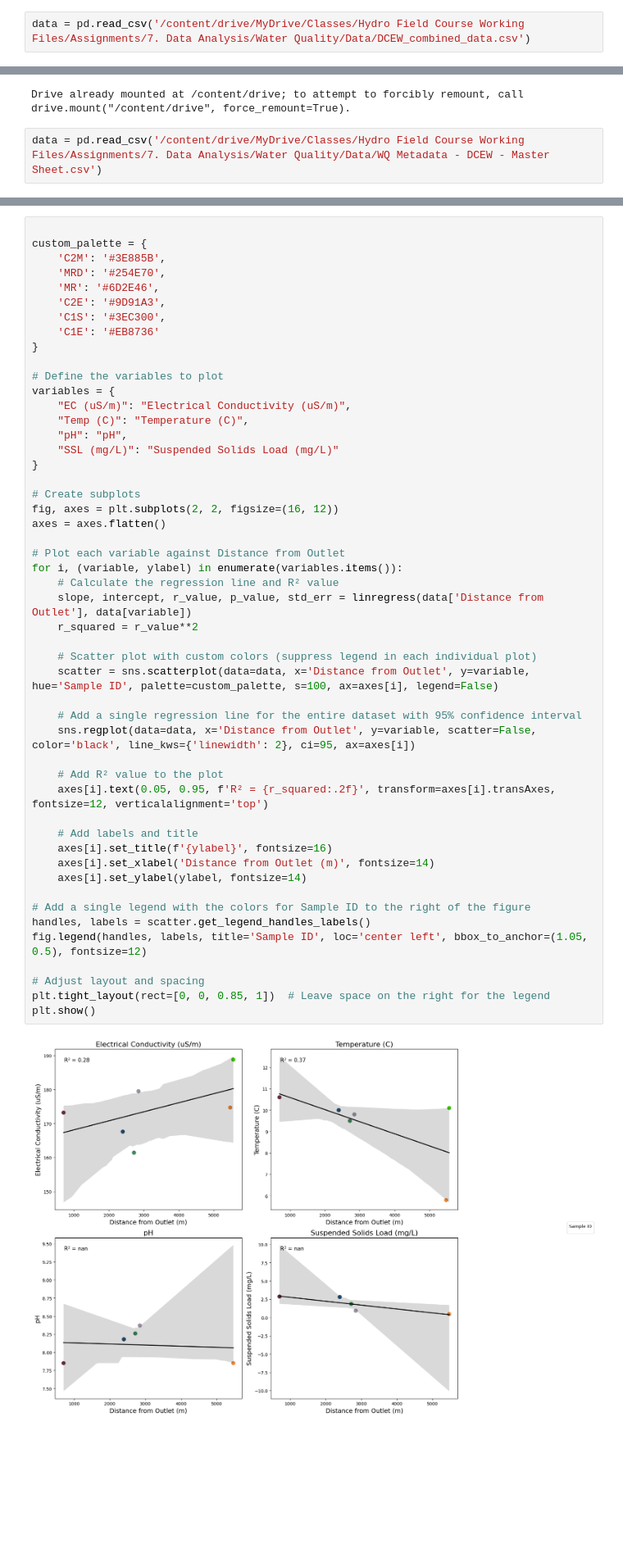
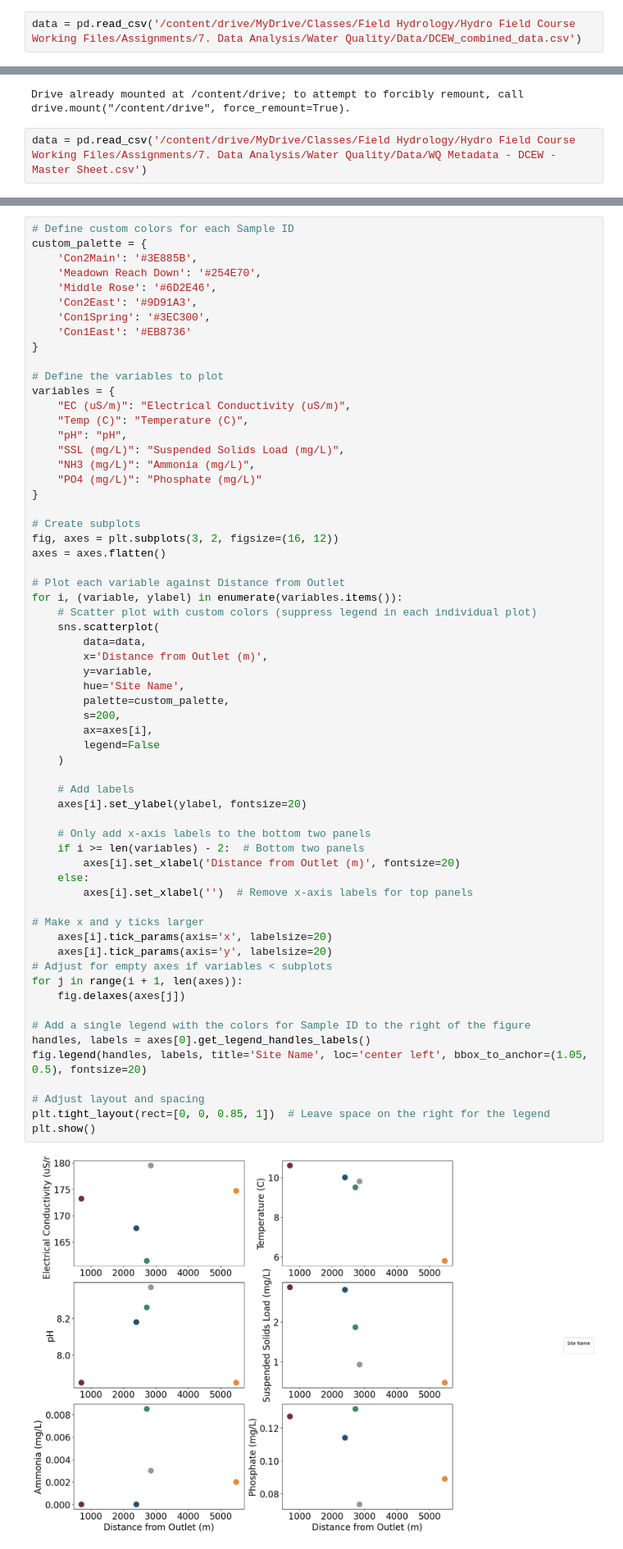
Before and after one commit to carlibeisel/DCEW_waterquality, a Jupyter notebook: 02_figures.ipynb, the cells around one changed output, grey strips where cells are left out. Shown at 82% size. Cells and saved outputs as stored; diff of their text form; blank space fills up the shorter version.

```diff
--- a/02_figures.ipynb
+++ b/02_figures.ipynb
@@ -30,2 +31,2 @@ Drive already mounted at /content/drive; to attempt to forcibly remount, call dr
 # %%
-data = pd.read_csv('/content/drive/MyDrive/Classes/Hydro Field Course Working Files/Assignments/7. Data Analysis/Water Quality/Data/DCEW_combined_data.csv')
+data = pd.read_csv('/content/drive/MyDrive/Classes/Field Hydrology/Hydro Field Course Working Files/Assignments/7. Data Analysis/Water Quality/Data/DCEW_combined_data.csv')
@@ -131,4 +284,4 @@ drive.mount('/content/drive')
 # %% [output]
 Drive already mounted at /content/drive; to attempt to forcibly remount, call drive.mount("/content/drive", force_remount=True).
 # %%
-data = pd.read_csv('/content/drive/MyDrive/Classes/Hydro Field Course Working Files/Assignments/7. Data Analysis/Water Quality/Data/WQ Metadata - DCEW - Master Sheet.csv')
+data = pd.read_csv('/content/drive/MyDrive/Classes/Field Hydrology/Hydro Field Course Working Files/Assignments/7. Data Analysis/Water Quality/Data/WQ Metadata - DCEW - Master Sheet.csv')
@@ -194,52 +409,64 @@ temp = plt
 # %%
-
+# Define custom colors for each Sample ID
 custom_palette = {
-    'C2M': '#3E885B',
-    'MRD': '#254E70',
-    'MR': '#6D2E46',
-    'C2E': '#9D91A3',
-    'C1S': '#3EC300',
-    'C1E': '#EB8736'
+    'Con2Main': '#3E885B',
+    'Meadown Reach Down': '#254E70',
+    'Middle Rose': '#6D2E46',
+    'Con2East': '#9D91A3',
+    'Con1Spring': '#3EC300',
+    'Con1East': '#EB8736'
 }
 
 # Define the variables to plot
 variables = {
     "EC (uS/m)": "Electrical Conductivity (uS/m)",
     "Temp (C)": "Temperature (C)",
     "pH": "pH",
-    "SSL (mg/L)": "Suspended Solids Load (mg/L)"
+    "SSL (mg/L)": "Suspended Solids Load (mg/L)",
+    "NH3 (mg/L)": "Ammonia (mg/L)",
+    "PO4 (mg/L)": "Phosphate (mg/L)"
 }
 
 # Create subplots
-fig, axes = plt.subplots(2, 2, figsize=(16, 12))
+fig, axes = plt.subplots(3, 2, figsize=(16, 12))
 axes = axes.flatten()
 
 # Plot each variable against Distance from Outlet
 for i, (variable, ylabel) in enumerate(variables.items()):
-    # Calculate the regression line and R² value
-    slope, intercept, r_value, p_value, std_err = linregress(data['Distance from Outlet'], data[variable])
-    r_squared = r_value**2
+    # Scatter plot with custom colors (suppress legend in each individual plot)
+    sns.scatterplot(
+        data=data,
+        x='Distance from Outlet (m)',
+        y=variable,
+        hue='Site Name',
+        palette=custom_palette,
+        s=200,
+        ax=axes[i],
+        legend=False
+    )
 
-    # Scatter plot with custom colors (suppress legend in each individual plot)
-    scatter = sns.scatterplot(data=data, x='Distance from Outlet', y=variable, hue='Sample ID', palette=custom_palette, s=100, ax=axes[i], legend=False)
+    # Add labels
+    axes[i].set_ylabel(ylabel, fontsize=20)
 
-    # Add a single regression line for the entire dataset with 95% confidence interval
-    sns.regplot(data=data, x='Distance from Outlet', y=variable, scatter=False, color='black', line_kws={'linewidth': 2}, ci=95, ax=axes[i])
+    # Only add x-axis labels to the bottom two panels
+    if i >= len(variables) - 2:  # Bottom two panels
+        axes[i].set_xlabel('Distance from Outlet (m)', fontsize=20)
+    else:
+        axes[i].set_xlabel('')  # Remove x-axis labels for top panels
 
-    # Add R² value to the plot
-    axes[i].text(0.05, 0.95, f'R² = {r_squared:.2f}', transform=axes[i].transAxes, fontsize=12, verticalalignment='top')
-
-    # Add labels and title
-    axes[i].set_title(f'{ylabel}', fontsize=16)
-    axes[i].set_xlabel('Distance from Outlet (m)', fontsize=14)
-    axes[i].set_ylabel(ylabel, fontsize=14)
+# Make x and y ticks larger
+    axes[i].tick_params(axis='x', labelsize=20)
+    axes[i].tick_params(axis='y', labelsize=20)
+# Adjust for empty axes if variables < subplots
+for j in range(i + 1, len(axes)):
+    fig.delaxes(axes[j])
 
 # Add a single legend with the colors for Sample ID to the right of the figure
-handles, labels = scatter.get_legend_handles_labels()
-fig.legend(handles, labels, title='Sample ID', loc='center left', bbox_to_anchor=(1.05, 0.5), fontsize=12)
+handles, labels = axes[0].get_legend_handles_labels()
+fig.legend(handles, labels, title='Site Name', loc='center left', bbox_to_anchor=(1.05, 0.5), fontsize=20)
 
 # Adjust layout and spacing
 plt.tight_layout(rect=[0, 0, 0.85, 1])  # Leave space on the right for the legend
 plt.show()
 # %% [output]
-[figure, old version]
+[figure, new version]
```
Also changed, not shown: parts of 20 cells of this notebook.
